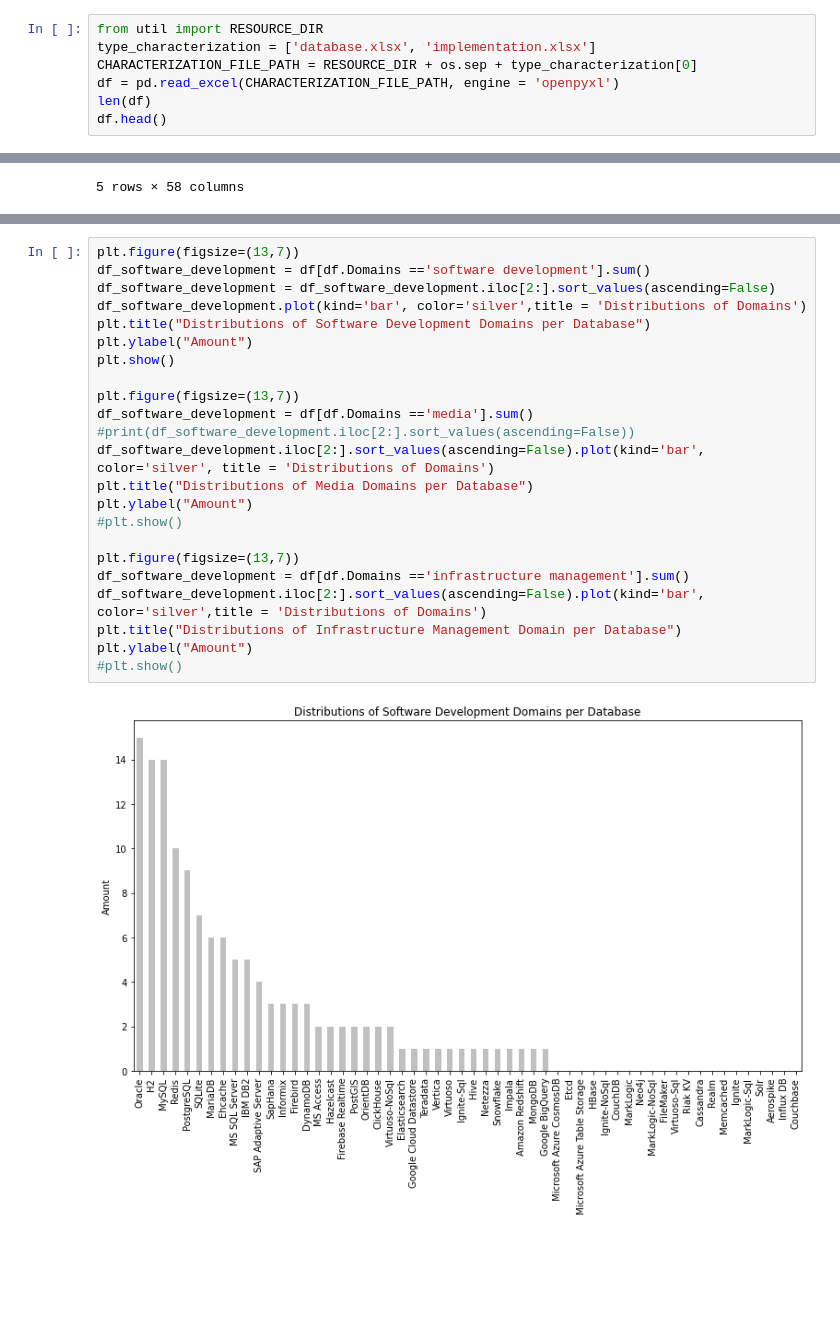
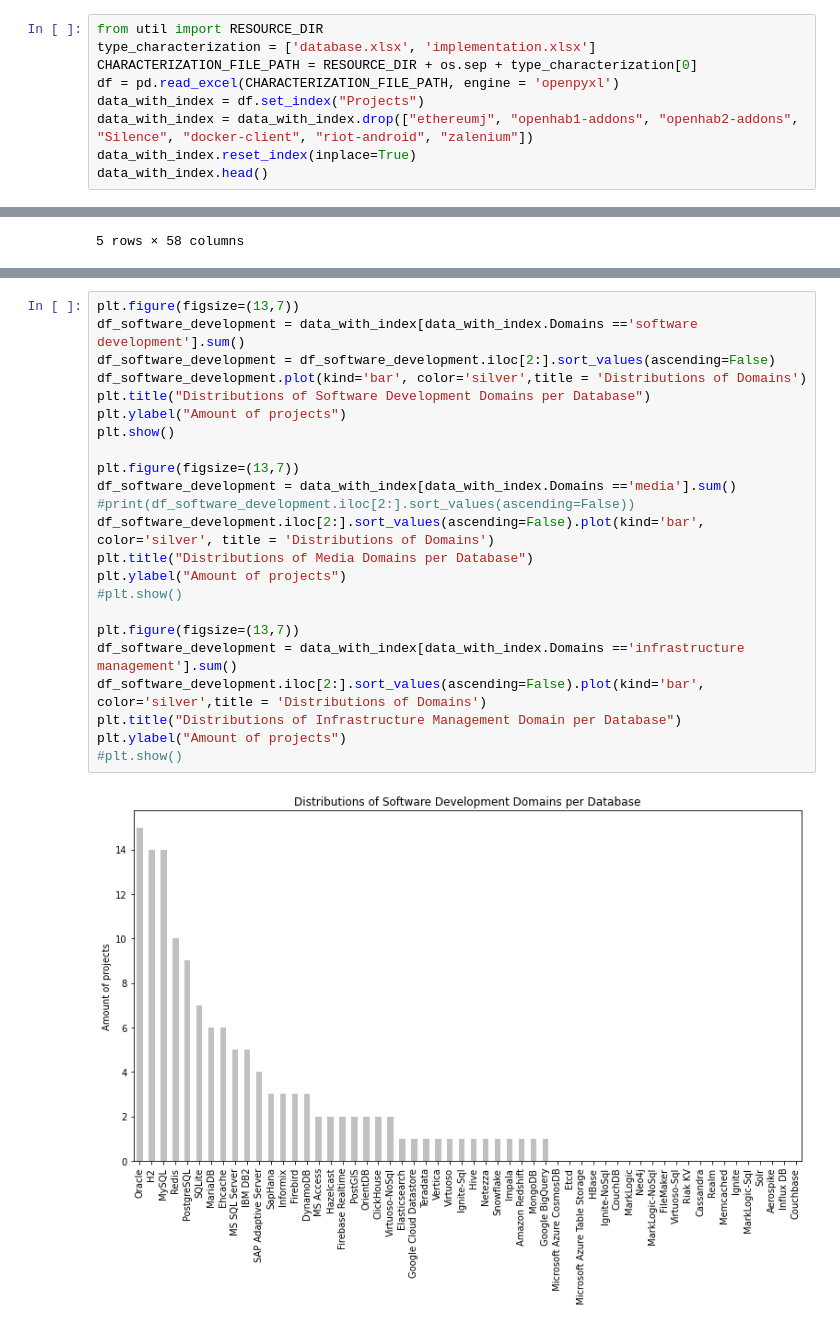
Before and after one commit to gems-uff/db-mining, a Jupyter notebook: src/characterization.ipynb, the cells around one changed output, grey strips where cells are left out. Drawn from its saved outputs; the diff is of its cells as text; blank space fills up the shorter version.

```diff
--- a/src/characterization.ipynb
+++ b/src/characterization.ipynb
@@ -8,8 +8,10 @@ from util import RESOURCE_DIR
 type_characterization = ['database.xlsx', 'implementation.xlsx']
 CHARACTERIZATION_FILE_PATH = RESOURCE_DIR + os.sep + type_characterization[0]
 df = pd.read_excel(CHARACTERIZATION_FILE_PATH, engine = 'openpyxl')
-len(df)
-df.head()
+data_with_index = df.set_index("Projects")
+data_with_index = data_with_index.drop(["ethereumj", "openhab1-addons", "openhab2-addons", "Silence", "docker-client", "riot-android", "zalenium"])
+data_with_index.reset_index(inplace=True)
+data_with_index.head()
 # %% [output]
 |  | Projects | Domains | Virtuoso-NoSql | Memcached | Microsoft Azure Table Storage | Ignite-NoSql | MarkLogic | ... |
 | 0 | Activiti | automation | 0 | 0 | 0 | 0 | 0 | ... |
@@ -101,26 +103,26 @@ result = filtered_df.sort_values(by=('PostgreSQL','sum'), ascending=False).plot(
 [figure]
 # %%
 plt.figure(figsize=(13,7))
-df_software_development = df[df.Domains =='software development'].sum()
+df_software_development = data_with_index[data_with_index.Domains =='software development'].sum()
 df_software_development = df_software_development.iloc[2:].sort_values(ascending=False)
 df_software_development.plot(kind='bar', color='silver',title = 'Distributions of Domains')
 plt.title("Distributions of Software Development Domains per Database")
-plt.ylabel("Amount")
+plt.ylabel("Amount of projects")
 plt.show()
 
 plt.figure(figsize=(13,7))
-df_software_development = df[df.Domains =='media'].sum()
+df_software_development = data_with_index[data_with_index.Domains =='media'].sum()
 #print(df_software_development.iloc[2:].sort_values(ascending=False))
 df_software_development.iloc[2:].sort_values(ascending=False).plot(kind='bar', color='silver', title = 'Distributions of Domains')
 plt.title("Distributions of Media Domains per Database")
-plt.ylabel("Amount")
+plt.ylabel("Amount of projects")
 #plt.show()
 
 plt.figure(figsize=(13,7))
-df_software_development = df[df.Domains =='infrastructure management'].sum()
+df_software_development = data_with_index[data_with_index.Domains =='infrastructure management'].sum()
 df_software_development.iloc[2:].sort_values(ascending=False).plot(kind='bar', color='silver',title = 'Distributions of Domains')
 plt.title("Distributions of Infrastructure Management Domain per Database")
-plt.ylabel("Amount")
+plt.ylabel("Amount of projects")
 #plt.show()
 # %% [output]
-[figure, old version]
+[figure, new version]
```
Also changed, not shown: parts of 9 cells of this notebook, 13 other files.
